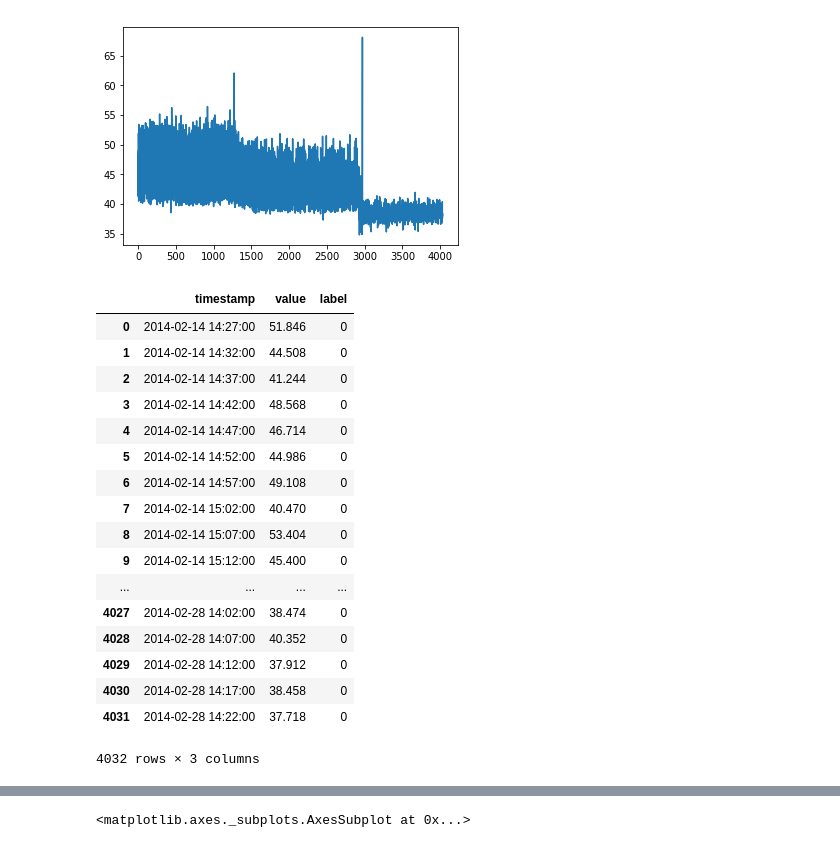
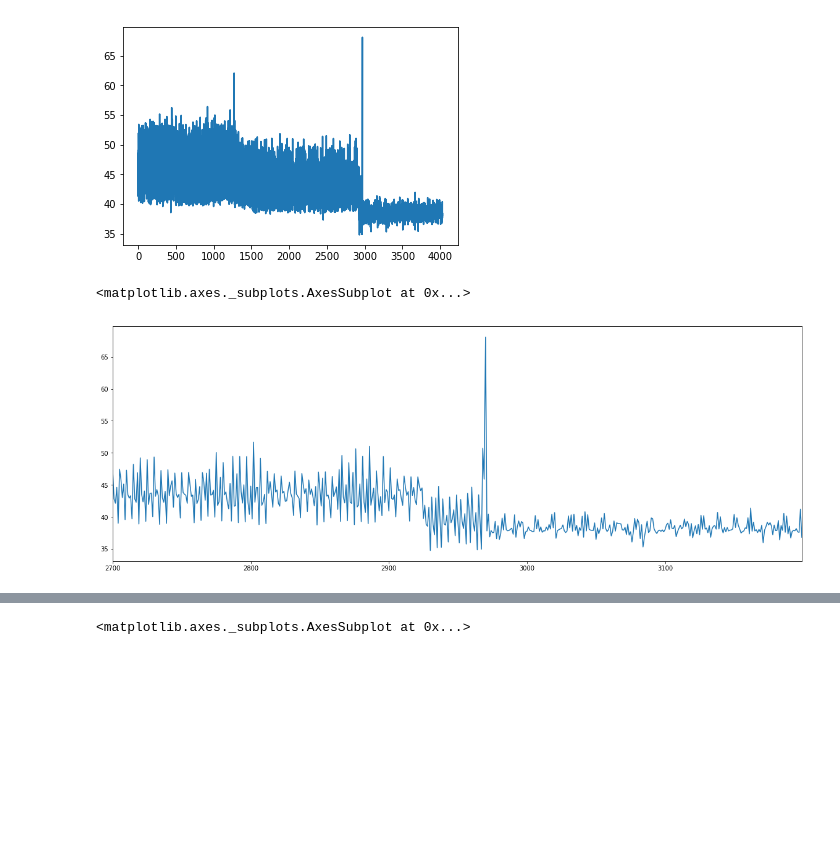
Before and after one commit to yjjuan/eSNN_cplusplus, a Jupyter notebook: 20200207_data_science.ipynb, the cells around one changed output, grey strips where cells are left out. Saved outputs shown, nothing was run; the diff lists cells and outputs as text; code cells hidden in the pictures; blank space fills up the shorter version.

```diff
--- a/20200207_data_science.ipynb
+++ b/20200207_data_science.ipynb
@@ -77,24 +79,9 @@ plt.plot(df_['value'].values)
 # %% [output]
 [<matplotlib.lines.Line2D at 0x...>]
 [figure]
-# %%
-df_
-# %% [output]
-|  | timestamp | value | label |
-| 0 | 2014-02-14 14:27:00 | 51.846 | 0 |
-| 1 | 2014-02-14 14:32:00 | 44.508 | 0 |
-| 2 | 2014-02-14 14:37:00 | 41.244 | 0 |
-| 3 | 2014-02-14 14:42:00 | 48.568 | 0 |
-| 4 | 2014-02-14 14:47:00 | 46.714 | 0 |
-| 5 | 2014-02-14 14:52:00 | 44.986 | 0 |
-| 6 | 2014-02-14 14:57:00 | 49.108 | 0 |
-| 7 | 2014-02-14 15:02:00 | 40.470 | 0 |
-| 8 | 2014-02-14 15:07:00 | 53.404 | 0 |
-| 9 | 2014-02-14 15:12:00 | 45.400 | 0 |
-| ... | ... | ... | ... |
-| 4027 | 2014-02-28 14:02:00 | 38.474 | 0 |
-| 4028 | 2014-02-28 14:07:00 | 40.352 | 0 |
-| 4029 | 2014-02-28 14:12:00 | 37.912 | 0 |
-| 4030 | 2014-02-28 14:17:00 | 38.458 | 0 |
-| 4031 | 2014-02-28 14:22:00 | 37.718 | 0 |
-4032 rows × 3 columns
+# %%
+plt.figure(figsize=(20,7))
+df_[2700:3200]['value'].plot()
+# %% [output]
+<matplotlib.axes._subplots.AxesSubplot at 0x...>
+[figure, added]
```
Also changed, not shown: parts of 6 cells of this notebook.
